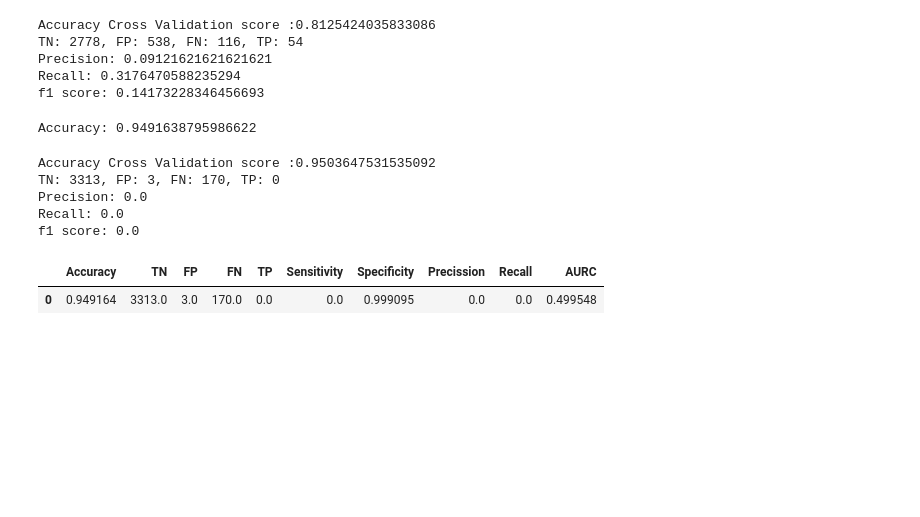
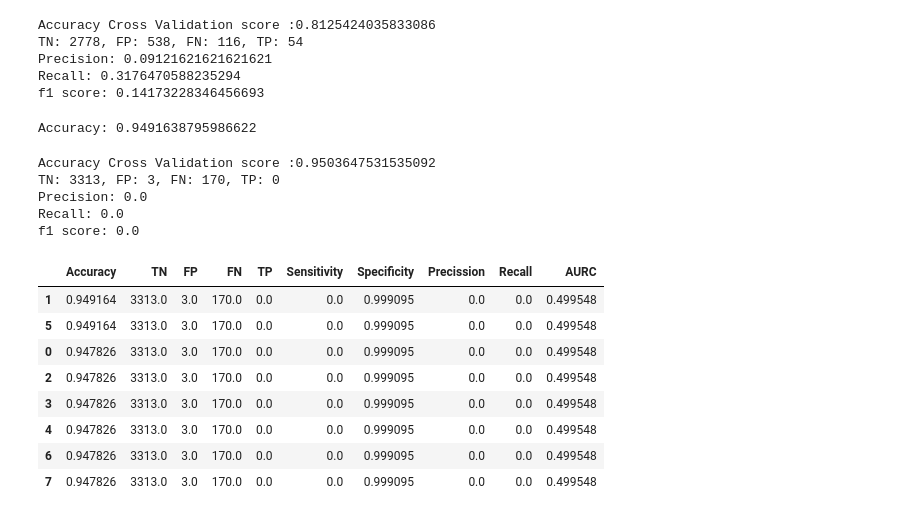
Before and after one commit to Lisnivia/F21DL, a Jupyter notebook: Lab 10.ipynb, the cells around one changed output. Drawn from its saved outputs; the diff is of its cells as text; code cells hidden in the pictures; blank space fills up the shorter version.

```diff
--- a/Lab 10.ipynb
+++ b/Lab 10.ipynb
@@ -87,36 +87,50 @@ f1 score: 0.0
 # learning rate change
 # %%
 clf = [
-    MLPClassifier(random_state=1),
+    MLPClassifier(random_state=1, learning_rate_init=0.0001),
+    MLPClassifier(random_state=1, learning_rate_init=0.001),
+    MLPClassifier(random_state=1, learning_rate_init=0.01),
+    MLPClassifier(random_state=1, learning_rate_init=0.1),
+    MLPClassifier(random_state=1, learning_rate_init=0.0001, learning_rate='adaptive'),
+    MLPClassifier(random_state=1, learning_rate_init=0.001, learning_rate='adaptive'),
+    MLPClassifier(random_state=1, learning_rate_init=0.01, learning_rate='adaptive'),
+    MLPClassifier(random_state=1, learning_rate_init=0.1, learning_rate='adaptive'),
 
     ]
 clf_columns = []
 clf_compare = pd.DataFrame(columns = clf_columns)
 
 row_index = 0
 for alg in clf:
 
     predicted = alg.fit(X_train, y_train).predict(X_test)
     kf = KFold(n_splits=10)
     y_train_pred = cross_val_predict(mlp_clf, X_train, y_train, cv=kf)
     clf_name = alg.__class__.__name__
     clf_compare.loc[row_index, 'Accuracy'] = accuracy_score(y_test, predicted )
     tn, fp, fn, tp = confusion_matrix(y_train, y_train_pred).ravel()
     clf_compare.loc[row_index, 'TN'] = tn
     clf_compare.loc[row_index, 'FP'] = fp
     clf_compare.loc[row_index, 'FN'] = fn
     clf_compare.loc[row_index, 'TP'] = tp
     clf_compare.loc[row_index, 'Sensitivity'] = tp / (tp + fn)
     clf_compare.loc[row_index, 'Specificity'] = tn / (tn + fp)
     clf_compare.loc[row_index, 'Precission'] = precision_score(y_train, y_train_pred, zero_division=0)
     clf_compare.loc[row_index, 'Recall'] = recall_score(y_train, y_train_pred, zero_division=0)
     fpr, tpr, thresholds = roc_curve(y_train, y_train_pred)
     clf_compare.loc[row_index, 'AURC'] = roc_auc_score(y_train, y_train_pred)
     row_index+=1
 
 clf_compare.sort_values(by = ['Accuracy'], ascending = False, inplace = True)
 clf_compare
 # %% [output]
 |  | Accuracy | TN | FP | FN | TP | Sensitivity | Specificity | Precission | Recall | AURC |
-| 0 | 0.949164 | 3313.0 | 3.0 | 170.0 | 0.0 | 0.0 | 0.999095 | 0.0 | 0.0 | 0.499548 |
+| 1 | 0.949164 | 3313.0 | 3.0 | 170.0 | 0.0 | 0.0 | 0.999095 | 0.0 | 0.0 | 0.499548 |
+| 5 | 0.949164 | 3313.0 | 3.0 | 170.0 | 0.0 | 0.0 | 0.999095 | 0.0 | 0.0 | 0.499548 |
+| 0 | 0.947826 | 3313.0 | 3.0 | 170.0 | 0.0 | 0.0 | 0.999095 | 0.0 | 0.0 | 0.499548 |
+| 2 | 0.947826 | 3313.0 | 3.0 | 170.0 | 0.0 | 0.0 | 0.999095 | 0.0 | 0.0 | 0.499548 |
+| 3 | 0.947826 | 3313.0 | 3.0 | 170.0 | 0.0 | 0.0 | 0.999095 | 0.0 | 0.0 | 0.499548 |
+| 4 | 0.947826 | 3313.0 | 3.0 | 170.0 | 0.0 | 0.0 | 0.999095 | 0.0 | 0.0 | 0.499548 |
+| 6 | 0.947826 | 3313.0 | 3.0 | 170.0 | 0.0 | 0.0 | 0.999095 | 0.0 | 0.0 | 0.499548 |
+| 7 | 0.947826 | 3313.0 | 3.0 | 170.0 | 0.0 | 0.0 | 0.999095 | 0.0 | 0.0 | 0.499548 |
 # %%
```
Also changed, not shown: parts of 13 cells of this notebook.
